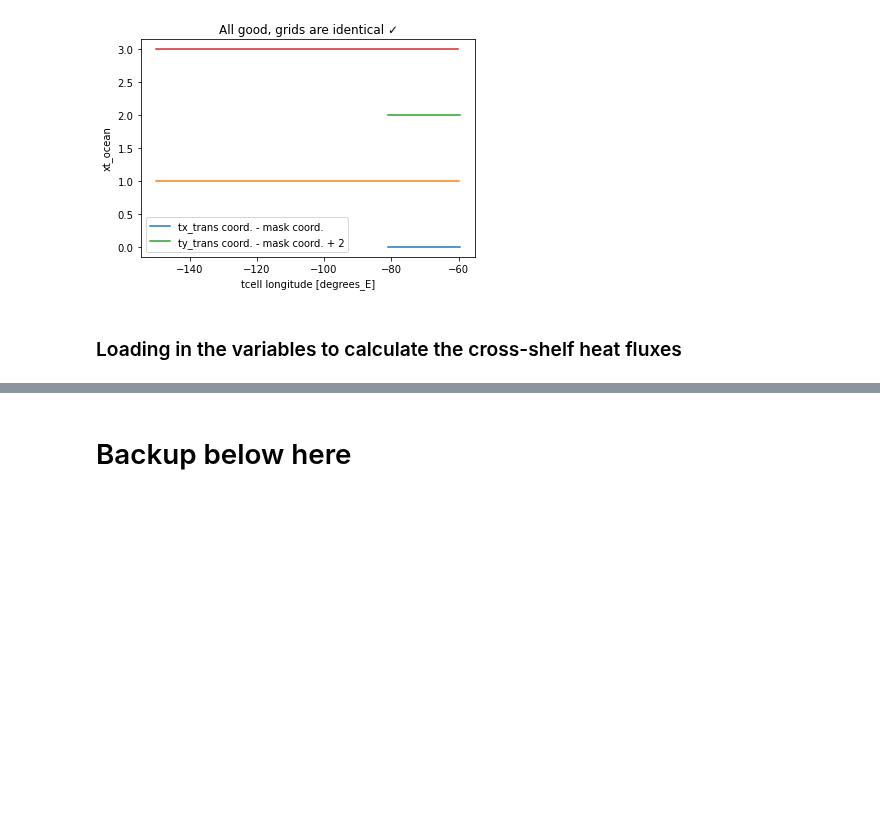
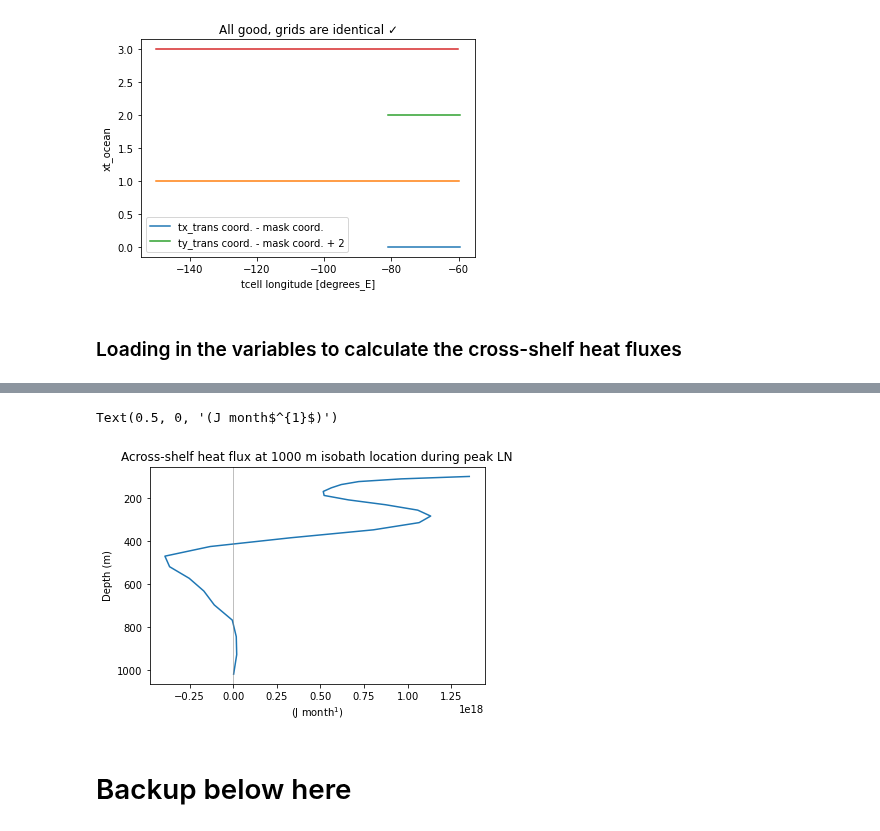
Before and after one commit to mauricehuguenin/sharing, a Jupyter notebook: across_shelf_heat_fluxes_discuss_with_ryan.ipynb, the cells around one changed output, grey strips where cells are left out. Saved outputs shown, nothing was run; the diff lists cells and outputs as text; code cells hidden in the pictures; blank space fills up the shorter version.

```diff
--- a/across_shelf_heat_fluxes_discuss_with_ryan.ipynb
+++ b/across_shelf_heat_fluxes_discuss_with_ryan.ipynb
@@ -191,2 +193,11 @@ Wall time: 37.4 ms
 Text(0, 0.5, '(J month$^{-1}$)')
 [figure]
+# %%
+%%time
+across_x_flux = (C_p * tx_trans_LN_anom * tempx_LN_anom * average_DT * mask_x_transport_ucells)[24,:,:,:].sum(['yt_ocean', 'xu_ocean'])
+across_y_flux = (C_p * ty_trans_LN_anom * tempy_LN_anom * average_DT * mask_y_transport_ucells)[24,:,:,:].sum(['yu_ocean', 'xt_ocean'])
+p1 = plt.plot(across_x_flux+across_y_flux, across_x_flux.st_ocean)
+plt.gca().invert_yaxis(); plt.title('Across-shelf heat flux at 1000 m isobath location during peak LN')
+plt.axvline(0, lw=.5, c='grey'); plt.ylabel('Depth (m)'); plt.xlabel('(J month$^{1}$)')
+# Wall time: 4.41 s
+# %% [output]
@@ -193,3 +206,5 @@ Text(0, 0.5, '(J month$^{-1}$)')
+Text(0.5, 0, '(J month$^{1}$)')
+[figure, added]
 # %% [markdown]
 # Backup below here
 # %% [markdown]
```
Also changed, not shown: parts of 11 cells of this notebook.
